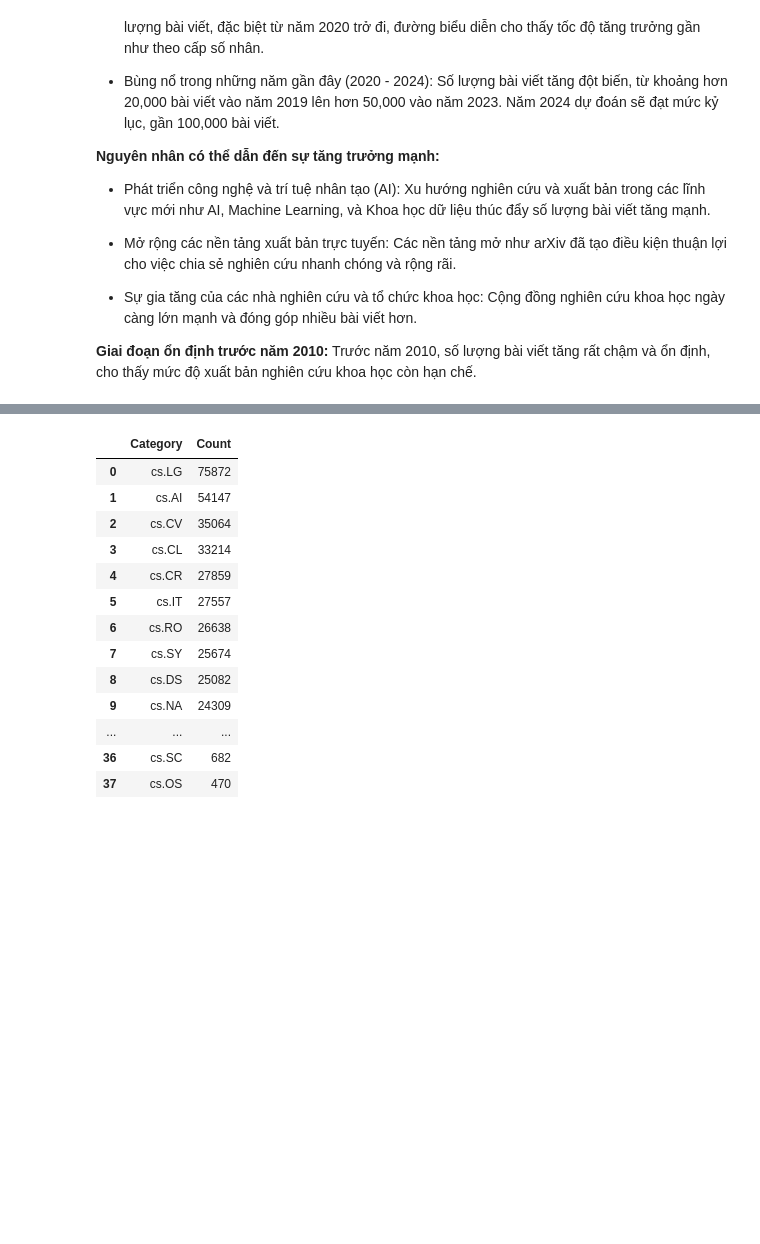
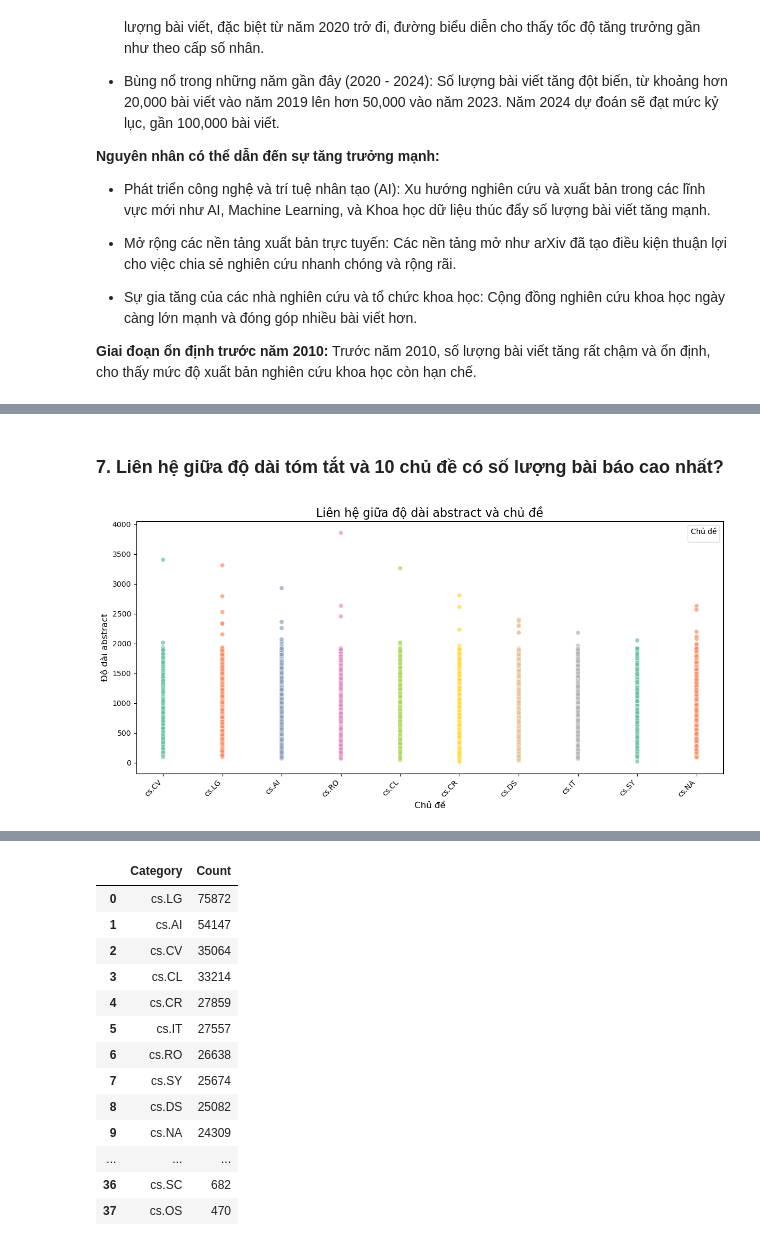
Before and after one commit to LeHongTien/Final_Project_NMKHDL, a Jupyter notebook: Exploring.ipynb, the cells around one changed output, grey strips where cells are left out. Saved outputs shown, nothing was run; the diff lists cells and outputs as text; code cells hidden in the pictures; blank space fills up the shorter version.

```diff
--- a/Exploring.ipynb
+++ b/Exploring.ipynb
@@ -529,0 +660,49 @@ plt.show()
+# %% [markdown]
+### 7. Liên hệ giữa độ dài tóm tắt và 10 chủ đề có số lượng bài báo cao nhất?
+# %%
+# Bước 1: Tính độ dài của mỗi abstract và lưu vào cột mới 'abstract_length'
+raw_df['abstract_length'] = raw_df['abstract'].fillna("").apply(len)
+
+# Bước 2: Đếm số lần xuất hiện của từng loại chủ đề trong danh sách 'categories_split'
+category_counts = Counter([category.strip() for sublist in categories_split for category in sublist])
+
+# Bước 3: Lấy top 10 chủ đề có số lượng bài báo lớn nhất
+top_categories = [category for category, _ in category_counts.most_common(10)]  # Top 10 lĩnh vực
+
+# Bước 4: Mở rộng dữ liệu bằng cách phân tách các phần tử trong 'categories_list' thành các dòng riêng biệt
+expanded_data = raw_df.explode('categories_list')
+
+# Bước 5: Lọc dữ liệu để chỉ giữ lại các dòng với chủ đề thuộc top 10
+expanded_data = expanded_data[expanded_data['categories_list'].isin(top_categories)]
+
+# Bước 6: Vẽ biểu đồ scatter plot để thể hiện mối liên hệ giữa độ dài abstract và chủ đề
+plt.figure(figsize=(12, 6))  # Xác định kích thước của biểu đồ
+sns.scatterplot(
+    data=expanded_data,  # Dữ liệu cho biểu đồ
+    x="categories_list",  # Trục x là 'categories_list' (chủ đề)
+    y="abstract_length",  # Trục y là 'abstract_length' (độ dài abstract)
+    hue="categories_list",  # Tô màu các điểm theo chủ đề
+    palette="Set2",  # Bảng màu 'Set2' cho các chủ đề
+    alpha=0.7,  # Độ trong suốt của các điểm trên biểu đồ
+    legend=False  # Tắt hiển thị legend
+)
+
+# Bước 7: Chỉnh sửa tiêu đề và nhãn cho các trục
+plt.title("Liên hệ giữa độ dài abstract và chủ đề", fontsize=16)
+plt.xlabel("Chủ đề", fontsize=12)
+plt.ylabel("Độ dài abstract", fontsize=12)
+
+# Bước 8: Quay các nhãn trên trục x để dễ đọc
+plt.xticks(rotation=45, ha="right")
+
+# Bước 9: Cập nhật legend (nếu cần) để hiển thị đúng các chủ đề
+handles, labels = plt.gca().get_legend_handles_labels()  # Lấy các handle và nhãn từ biểu đồ
+plt.legend(handles, labels, title="Chủ đề", loc="upper right", fontsize=10)
+
+# Bước 10: Đảm bảo biểu đồ không bị cắt khi hiển thị
+plt.tight_layout()
+
+# Bước 11: Hiển thị biểu đồ
+plt.show()
+# %% [output]
+[figure, added]
```
Also changed, not shown: parts of 26 cells of this notebook.
